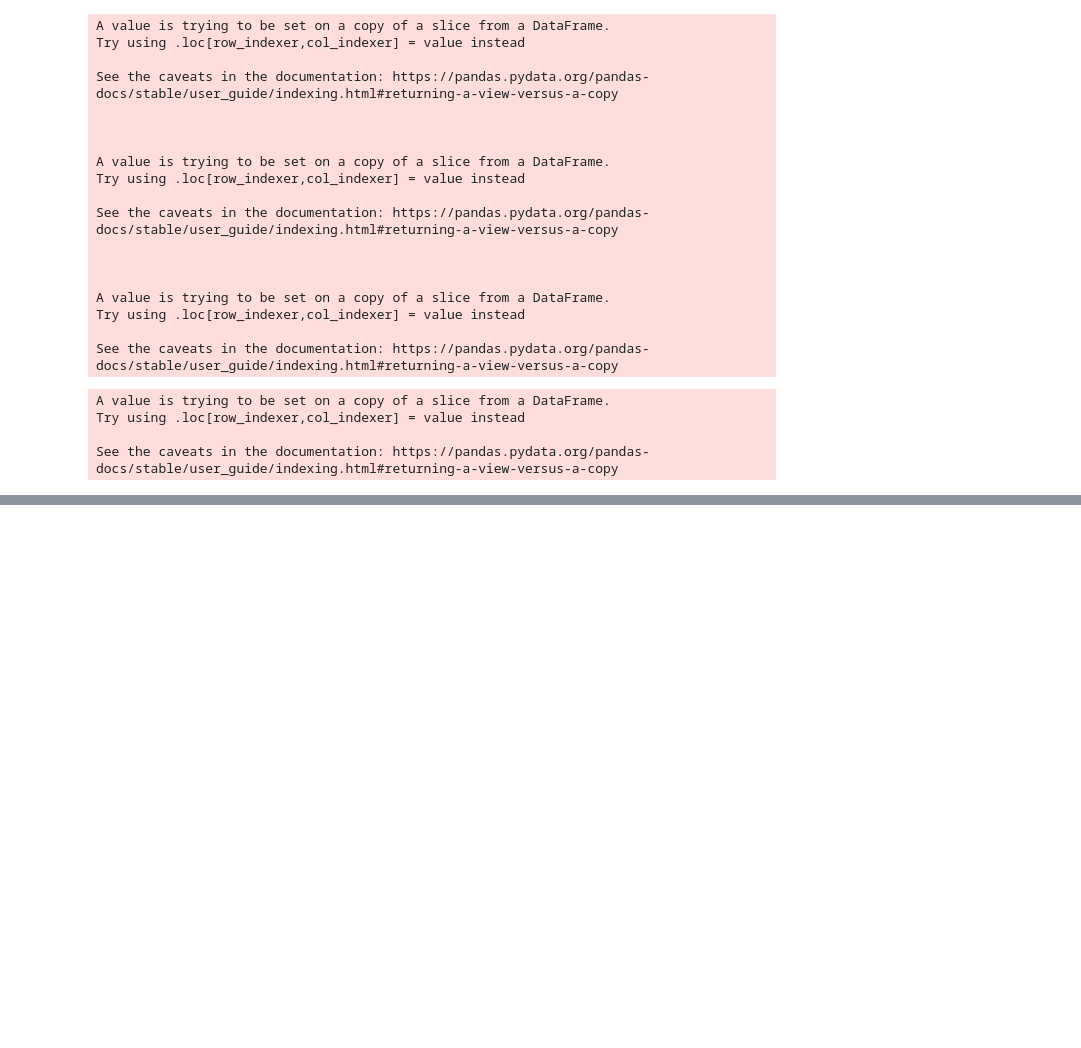
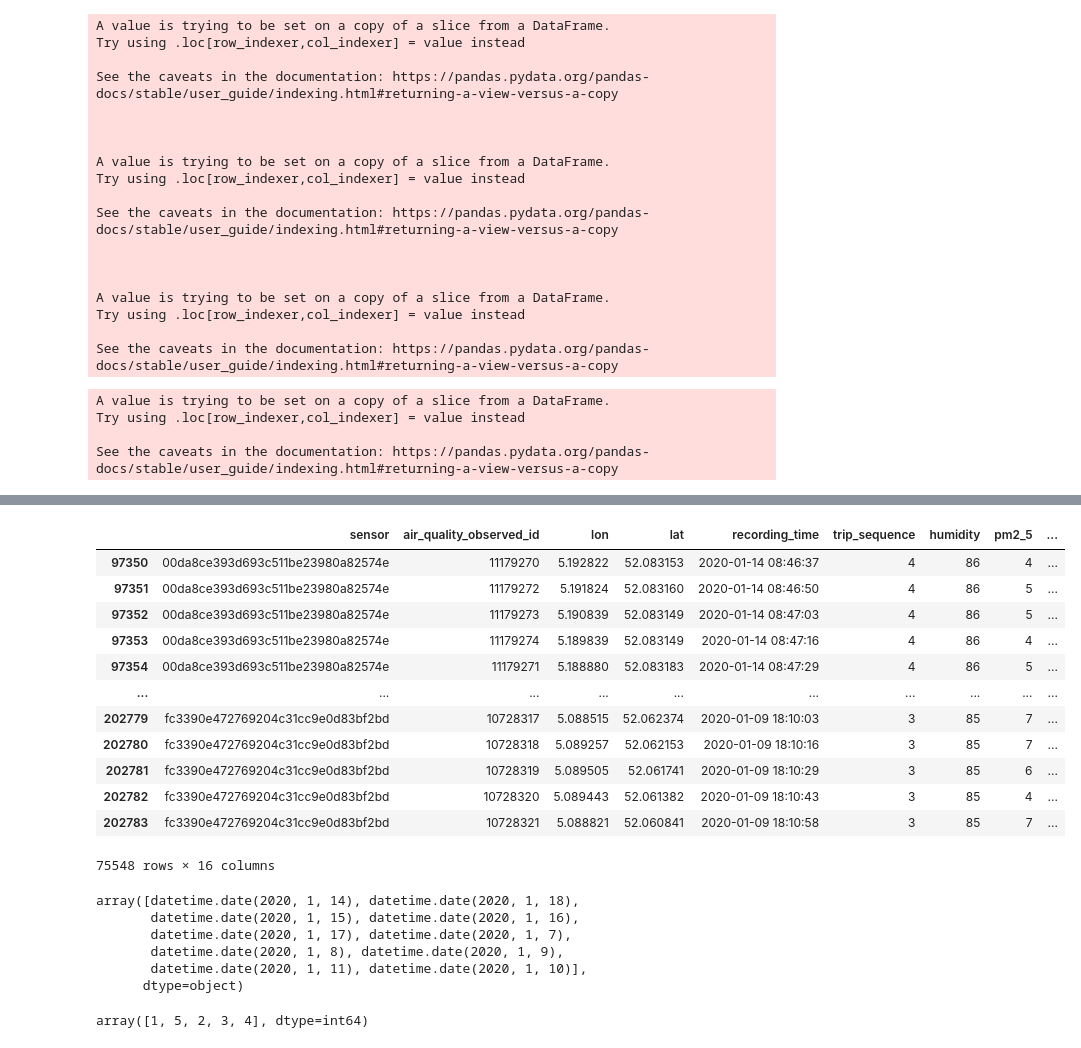
Before and after one commit to ystouthart/ADS-Snuffelfiets-Thesis, a Jupyter notebook: notebooks/2.0-snuffelfiets-playground.ipynb, the cells around one changed output, grey strips where cells are left out. Cells and saved outputs as stored; diff of their text form; code cells hidden in the pictures; blank space fills up the shorter version.

```diff
--- a/notebooks/2.0-snuffelfiets-playground.ipynb
+++ b/notebooks/2.0-snuffelfiets-playground.ipynb
@@ -175,0 +279,31 @@ See the caveats in the documentation: https://pandas.pydata.org/pandas-docs/stab
+# %%
+df
+# %% [output]
+|  | sensor | air_quality_observed_id | lon | lat | recording_time | trip_sequence | humidity | pm2_5 | ... |
+| 97350 | 00da8ce393d693c511be23980a82574e | 11179270 | 5.192822 | 52.083153 | 2020-01-14 08:46:37 | 4 | 86 | 4 | ... |
+| 97351 | 00da8ce393d693c511be23980a82574e | 11179272 | 5.191824 | 52.083160 | 2020-01-14 08:46:50 | 4 | 86 | 5 | ... |
+| 97352 | 00da8ce393d693c511be23980a82574e | 11179273 | 5.190839 | 52.083149 | 2020-01-14 08:47:03 | 4 | 86 | 5 | ... |
+| 97353 | 00da8ce393d693c511be23980a82574e | 11179274 | 5.189839 | 52.083149 | 2020-01-14 08:47:16 | 4 | 86 | 4 | ... |
+| 97354 | 00da8ce393d693c511be23980a82574e | 11179271 | 5.188880 | 52.083183 | 2020-01-14 08:47:29 | 4 | 86 | 5 | ... |
+| ... | ... | ... | ... | ... | ... | ... | ... | ... | ... |
+| 202779 | fc3390e472769204c31cc9e0d83bf2bd | 10728317 | 5.088515 | 52.062374 | 2020-01-09 18:10:03 | 3 | 85 | 7 | ... |
+| 202780 | fc3390e472769204c31cc9e0d83bf2bd | 10728318 | 5.089257 | 52.062153 | 2020-01-09 18:10:16 | 3 | 85 | 7 | ... |
+| 202781 | fc3390e472769204c31cc9e0d83bf2bd | 10728319 | 5.089505 | 52.061741 | 2020-01-09 18:10:29 | 3 | 85 | 6 | ... |
+| 202782 | fc3390e472769204c31cc9e0d83bf2bd | 10728320 | 5.089443 | 52.061382 | 2020-01-09 18:10:43 | 3 | 85 | 4 | ... |
+| 202783 | fc3390e472769204c31cc9e0d83bf2bd | 10728321 | 5.088821 | 52.060841 | 2020-01-09 18:10:58 | 3 | 85 | 7 | ... |
+75548 rows × 16 columns
+# %%
+df['date'] = df["recording_time"].dt.date
+
+df["date"].unique()
+# %% [output]
+array([datetime.date(2020, 1, 14), datetime.date(2020, 1, 18),
+       datetime.date(2020, 1, 15), datetime.date(2020, 1, 16),
+       datetime.date(2020, 1, 17), datetime.date(2020, 1, 7),
+       datetime.date(2020, 1, 8), datetime.date(2020, 1, 9),
+       datetime.date(2020, 1, 11), datetime.date(2020, 1, 10)],
+      dtype=object)
+# %%
+df["weekday"].unique()
+# %% [output]
+array([1, 5, 2, 3, 4], dtype=int64)
```
Also changed, not shown: parts of 14 cells of this notebook, 4 other files.
